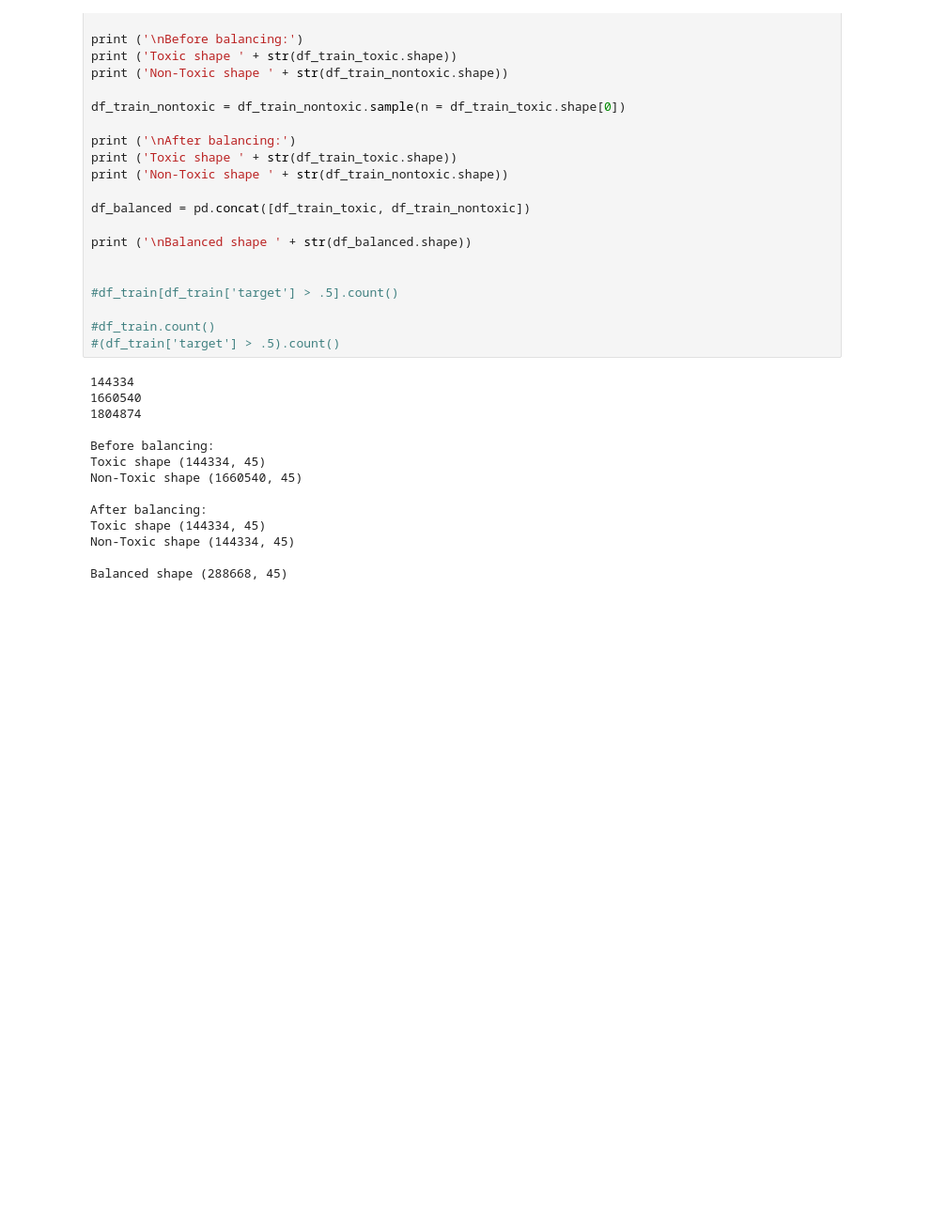
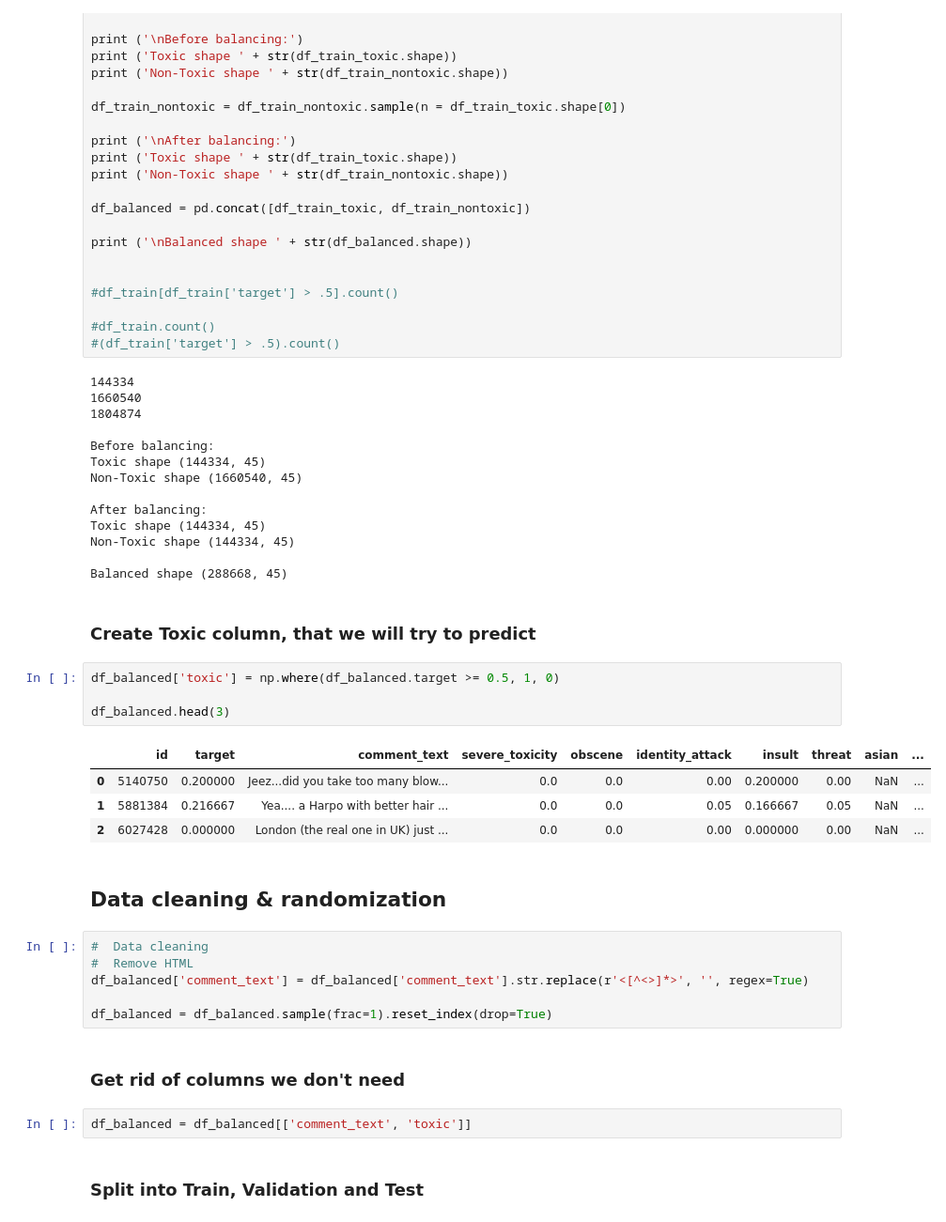
Before and after one commit to sreraku/NLP, a Jupyter notebook: code/Download_and_Process_Data.ipynb, the cells around one changed output. Shown: that part at 94% size. Drawn from its saved outputs; the diff is of its cells as text; blank space fills up the shorter version.

Commit message:
Splitting & stratifying, cleaning and shuffling

```diff
--- a/code/Download_and_Process_Data.ipynb
+++ b/code/Download_and_Process_Data.ipynb
@@ -308,3 +303,28 @@ Toxic shape (144334, 45)
 Non-Toxic shape (144334, 45)
 
 Balanced shape (288668, 45)
+# %% [markdown]
+### Create Toxic column, that we will try to predict
+# %%
+df_balanced['toxic'] = np.where(df_balanced.target >= 0.5, 1, 0)
+
+df_balanced.head(3)
+# %% [output]
+|  | id | target | comment_text | severe_toxicity | obscene | identity_attack | insult | threat | asian | ... |
+| 0 | 5140750 | 0.200000 | Jeez...did you take too many blow... | 0.0 | 0.0 | 0.00 | 0.200000 | 0.00 | NaN | ... |
+| 1 | 5881384 | 0.216667 | Yea.... a Harpo with better hair ... | 0.0 | 0.0 | 0.05 | 0.166667 | 0.05 | NaN | ... |
+| 2 | 6027428 | 0.000000 | London (the real one in UK) just ... | 0.0 | 0.0 | 0.00 | 0.000000 | 0.00 | NaN | ... |
+# %% [markdown]
+##  Data cleaning & randomization
+# %%
+#  Data cleaning
+#  Remove HTML
+df_balanced['comment_text'] = df_balanced['comment_text'].str.replace(r'<[^<>]*>', '', regex=True)
+
+df_balanced = df_balanced.sample(frac=1).reset_index(drop=True)
+# %% [markdown]
+### Get rid of columns we don't need
+# %%
+df_balanced = df_balanced[['comment_text', 'toxic']]
+# %% [markdown]
+### Split into Train, Validation and Test
```
Also changed, not shown: parts of 11 cells of this notebook.
